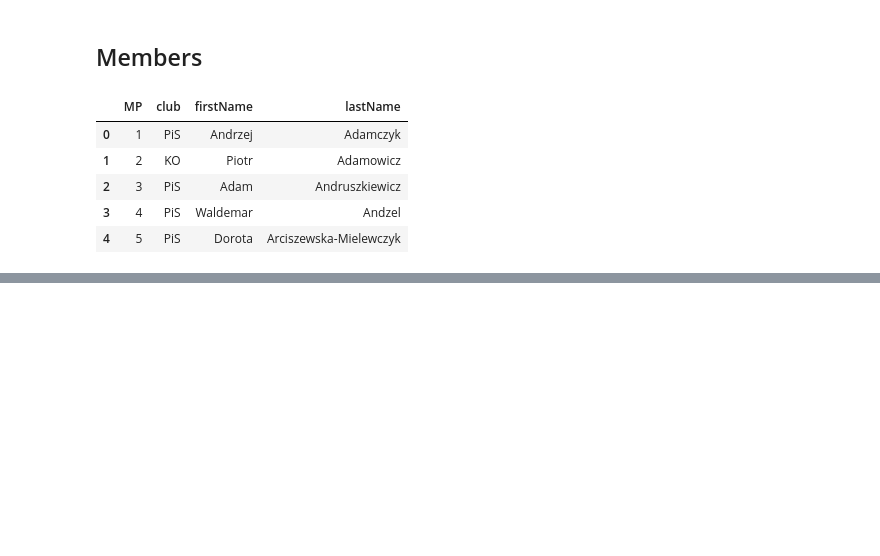
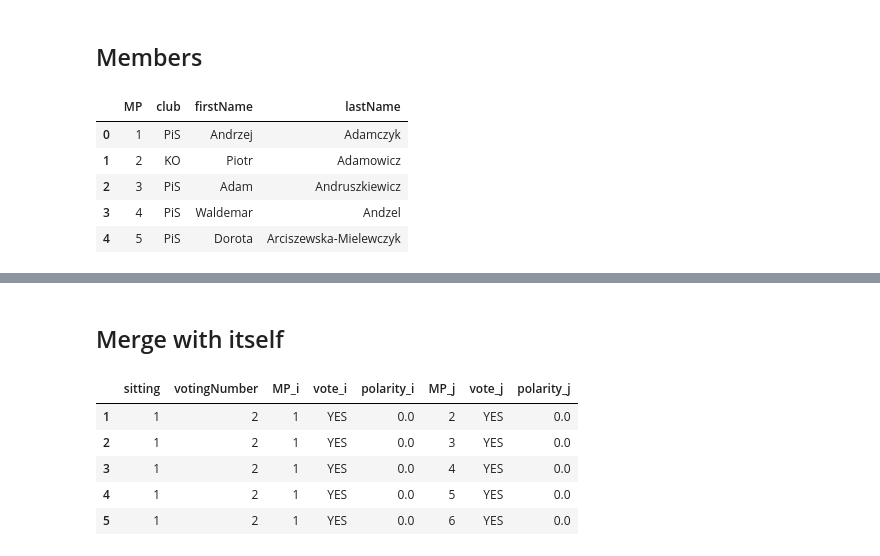
Before and after one commit to Voldziu/PolishGovernmentAnalysis, a Jupyter notebook: src/notebooks/eda.ipynb, the cells around one changed output, grey strips where cells are left out. Cells and saved outputs as stored; diff of their text form; code cells hidden in the pictures; blank space fills up the shorter version.

```diff
--- a/src/notebooks/eda.ipynb
+++ b/src/notebooks/eda.ipynb
@@ -63,0 +117,17 @@ df_members.head()
+# %% [markdown]
+## Merge with itself
+# %%
+pairs = votes_with_polarity.merge(
+    votes_with_polarity,
+    on=["sitting", "votingNumber"],
+    suffixes=("_i", "_j"),
+)
+pairs = pairs[pairs["MP_i"] < pairs["MP_j"]].copy()
+pairs.head()
+# %% [output]
+|  | sitting | votingNumber | MP_i | vote_i | polarity_i | MP_j | vote_j | polarity_j |
+| 1 | 1 | 2 | 1 | YES | 0.0 | 2 | YES | 0.0 |
+| 2 | 1 | 2 | 1 | YES | 0.0 | 3 | YES | 0.0 |
+| 3 | 1 | 2 | 1 | YES | 0.0 | 4 | YES | 0.0 |
+| 4 | 1 | 2 | 1 | YES | 0.0 | 5 | YES | 0.0 |
+| 5 | 1 | 2 | 1 | YES | 0.0 | 6 | YES | 0.0 |
```
Also changed, not shown: parts of 15 cells of this notebook.
